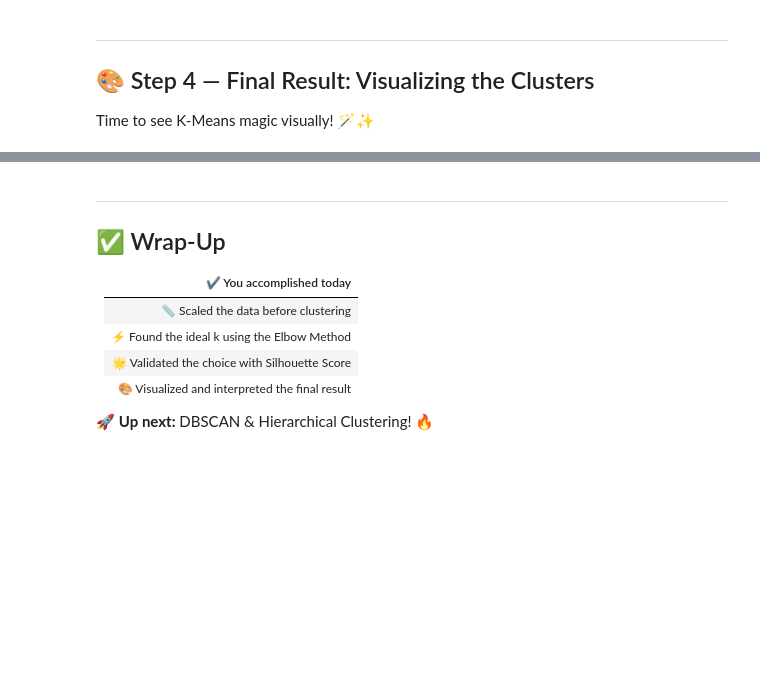
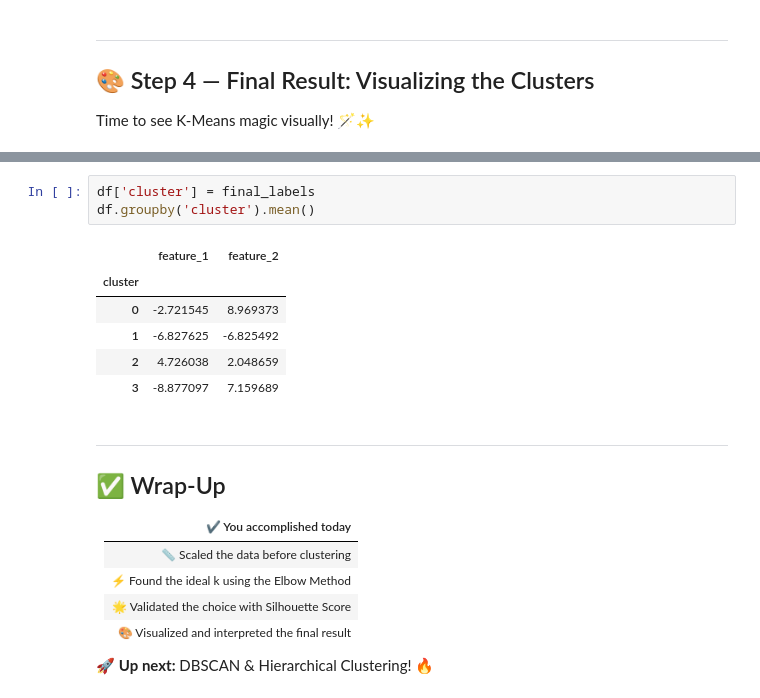
Before and after one commit to zyanshwarb-hue/binx-ai-ml-internship-, a Jupyter notebook: week5/day1/kmeans_clustering.ipynb, the cells around one changed output, grey strips where cells are left out. Cells and saved outputs as stored; diff of their text form; blank space fills up the shorter version.

```diff
--- a/week5/day1/kmeans_clustering.ipynb
+++ b/week5/day1/kmeans_clustering.ipynb
@@ -179,3 +245,13 @@ print(f'🎉 Done! Data successfully split into {best_k} clusters.')
+# %%
+df['cluster'] = final_labels
+df.groupby('cluster').mean()
+# %% [output]
+|  | feature_1 | feature_2 |
+| cluster |  |  |
+| 0 | -2.721545 | 8.969373 |
+| 1 | -6.827625 | -6.825492 |
+| 2 | 4.726038 | 2.048659 |
+| 3 | -8.877097 | 7.159689 |
 # %% [markdown]
 ---
 ## ✅ Wrap-Up
```
Also changed, not shown: parts of 10 cells of this notebook.
